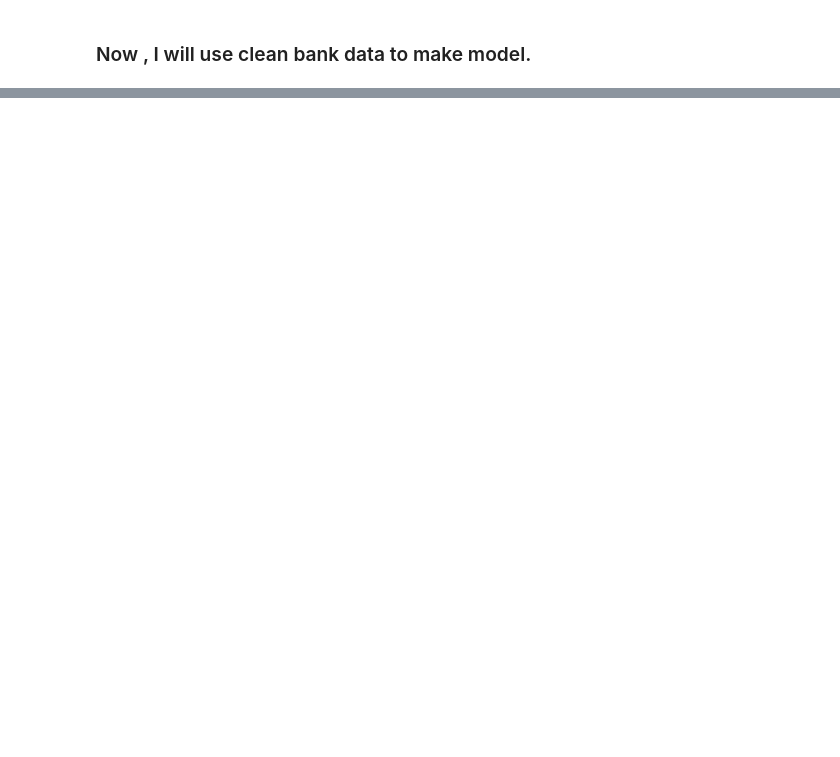
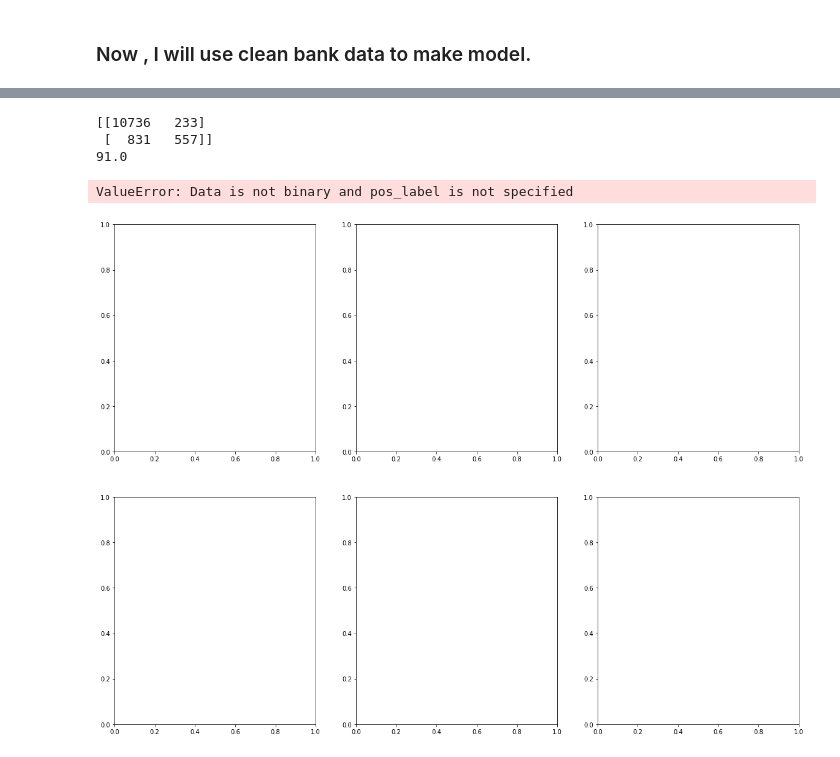
Before and after one commit to kanchanrenu/Bank_propensity_model, a Jupyter notebook: Model_with_clean_bank_data.ipynb, the cells around one changed output, grey strips where cells are left out. Drawn from its saved outputs; the diff is of its cells as text; code cells hidden in the pictures; blank space fills up the shorter version.

Commit message:
Add files via upload
I tried to run some models.

```diff
--- a/Model_with_clean_bank_data.ipynb
+++ b/Model_with_clean_bank_data.ipynb
@@ -24,0 +63,11 @@ bank_model.head()
+# %%
+feat=bank_model.drop(columns=['y'],axis=1)
+label=bank_model['y']
+# %%
+from sklearn.model_selection import train_test_split
+X_train, X_test, y_train, y_test = train_test_split(feat,label, test_size = 0.3, random_state = 103)
+
+from sklearn.model_selection import KFold
+from sklearn.model_selection import cross_val_score
+from sklearn.metrics import confusion_matrix, accuracy_score
+k_fold = KFold(n_splits=10, shuffle=True, random_state=0)
@@ -24,0 +83,37 @@ bank_model.head()
+# %%
+from sklearn.preprocessing import StandardScaler
+sc_X = StandardScaler()
+X_train = sc_X.fit_transform(X_train)
+X_test = sc_X.transform(X_test)
+# %%
+from sklearn.linear_model import LogisticRegression
+logmodel = LogisticRegression()
+logmodel.fit(X_train,y_train)
+logpred = logmodel.predict(X_test)
+
+
+print(confusion_matrix(y_test, logpred))
+print(round(accuracy_score(y_test, logpred),2)*100)
+LOGCV = (cross_val_score(logmodel, X_train, y_train, cv=k_fold, n_jobs=1, scoring = 'accuracy').mean())
+# %% [output]
+[[10736   233]
+ [  831   557]]
+91.0
+# %%
+#fig, (ax1, ax2, ax3, ax4, ax5) = plt.subplots(nrows = 2, ncols = 3, figsize = (15, 4))
+fig, ax_arr = plt.subplots(nrows = 2, ncols = 3, figsize = (20,15))
+#LOGMODEL
+probs = logmodel.predict_proba(X_test)
+preds = probs[:,1]
+fprlog, tprlog, thresholdlog = metrics.roc_curve(y_test, preds)
+roc_auclog = metrics.auc(fprlog, tprlog)
+
+ax_arr[0,0].plot(fprlog, tprlog, 'b', label = 'AUC = %0.2f' % roc_auclog)
+ax_arr[0,0].plot([0, 1], [0, 1],'r--')
+ax_arr[0,0].set_title('Receiver Operating Characteristic Logistic ',fontsize=20)
+ax_arr[0,0].set_ylabel('True Positive Rate',fontsize=20)
+ax_arr[0,0].set_xlabel('False Positive Rate',fontsize=15)
+ax_arr[0,0].legend(loc = 'lower right', prop={'size': 16})
+# %% [output]
+ValueError: Data is not binary and pos_label is not specified
+[figure, added]
```
Also changed, not shown: parts of 22 cells of this notebook.
